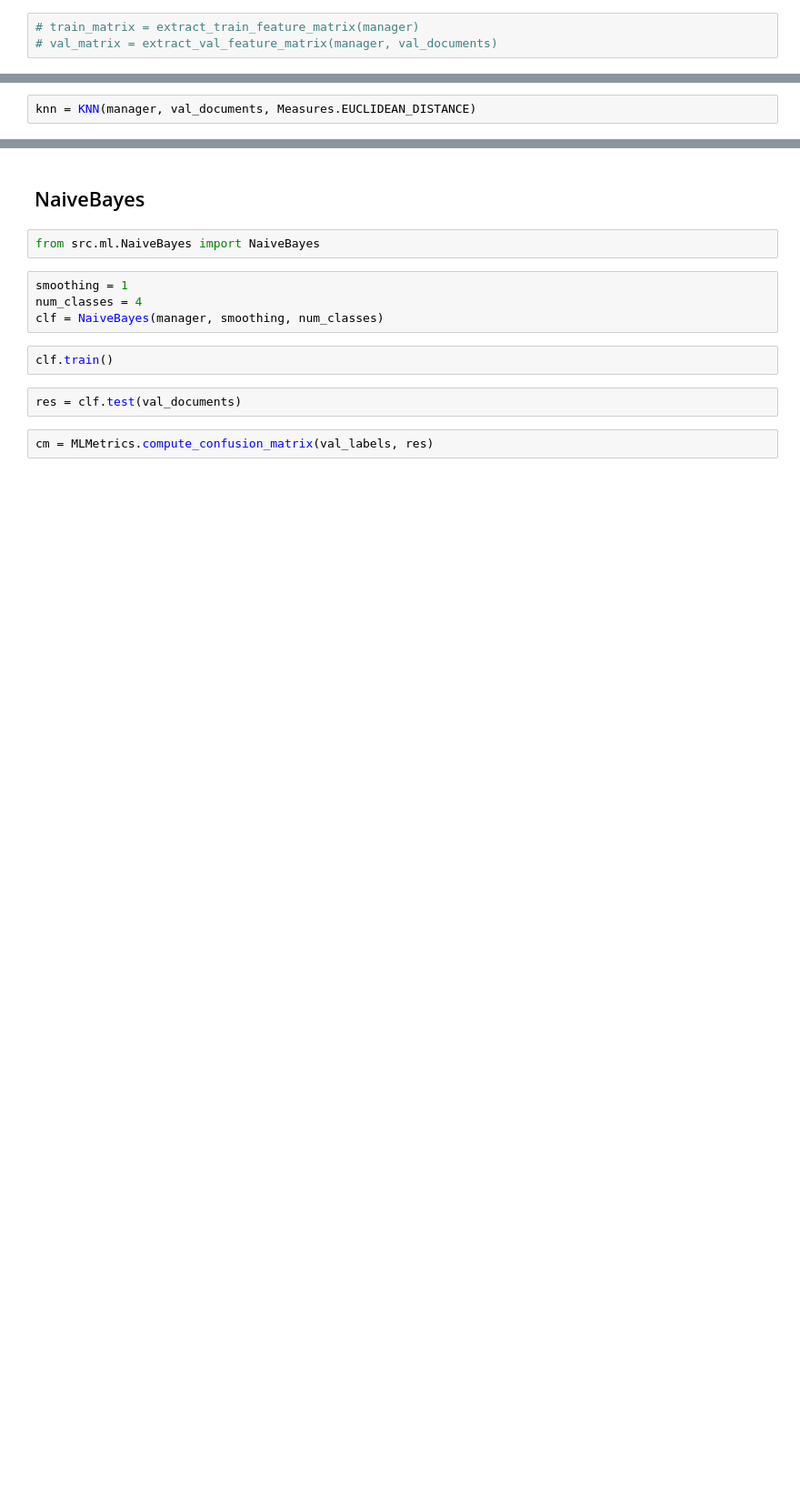
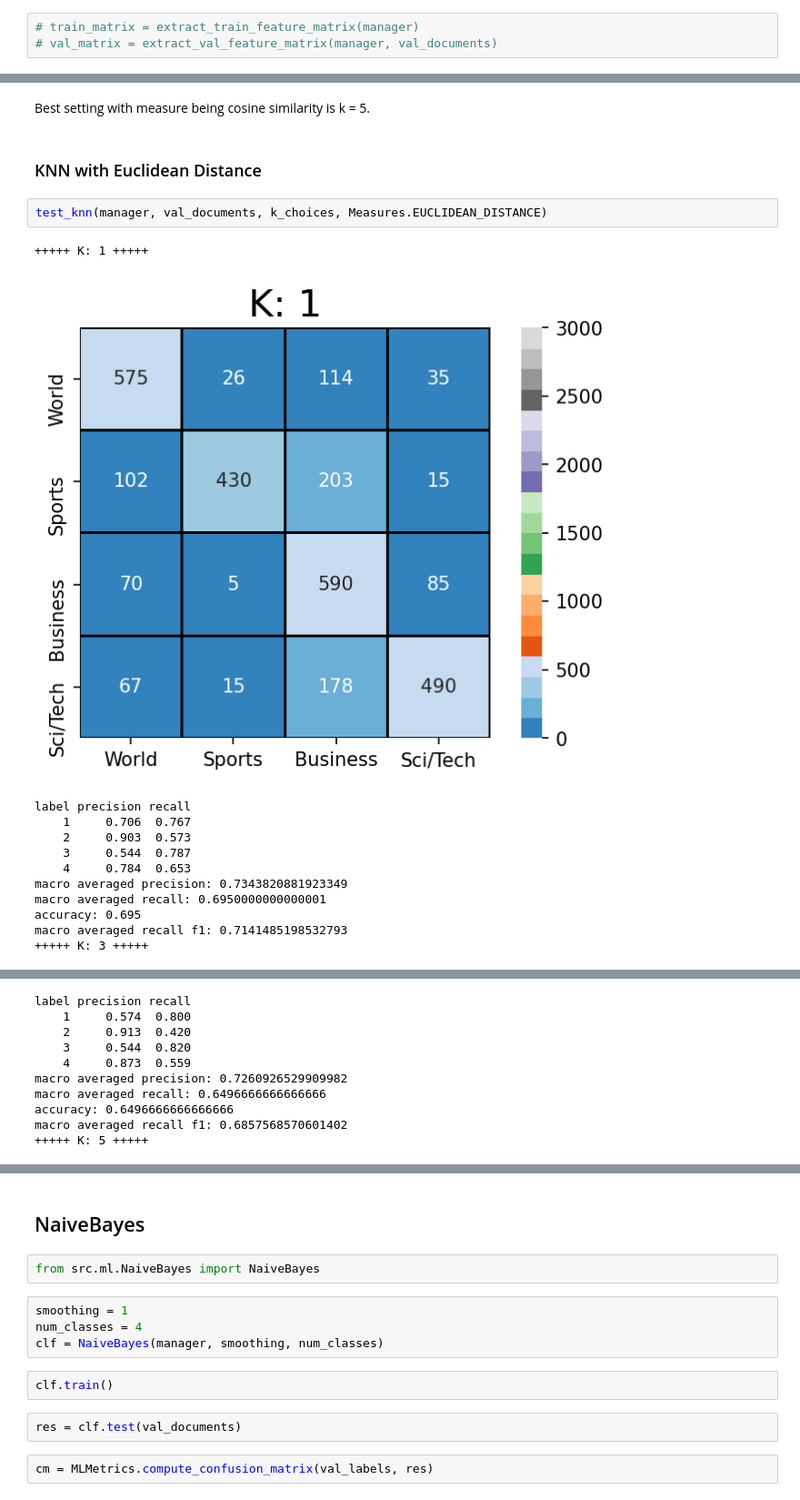
Before and after one commit to SeyedAlirezaFatemi/modern-information-retrieval, a Jupyter notebook: MIR-Project.ipynb, the cells around one changed output, grey strips where cells are left out. Shown: that part at 91% size. Drawn from its saved outputs; the diff is of its cells as text; blank space fills up the shorter version.

Commit message:
:memo: Comparing different settings.

```diff
--- a/MIR-Project.ipynb
+++ b/MIR-Project.ipynb
@@ -69,2 +139,19 @@ from src.enums import Measures
+# %% [markdown]
+Best setting with measure being cosine similarity is k = 5.
+# %% [markdown]
+### KNN with Euclidean Distance
 # %%
-knn = KNN(manager, val_documents, Measures.EUCLIDEAN_DISTANCE)
+test_knn(manager, val_documents, k_choices, Measures.EUCLIDEAN_DISTANCE)
+# %% [output]
++++++ K: 1 +++++
+[figure, added]
+label precision recall
+    1     0.706  0.767
+    2     0.903  0.573
+    3     0.544  0.787
+    4     0.784  0.653
+macro averaged precision: 0.7343820881923349
+macro averaged recall: 0.6950000000000001
+accuracy: 0.695
+macro averaged recall f1: 0.7141485198532793
++++++ K: 3 +++++
@@ -70,0 +159,10 @@ knn = KNN(manager, val_documents, Measures.EUCLIDEAN_DISTANCE)
+label precision recall
+    1     0.574  0.800
+    2     0.913  0.420
+    3     0.544  0.820
+    4     0.873  0.559
+macro averaged precision: 0.7260926529909982
+macro averaged recall: 0.6496666666666666
+accuracy: 0.6496666666666666
+macro averaged recall f1: 0.6857568570601402
++++++ K: 5 +++++
```
Also changed, not shown: parts of 25 cells of this notebook.
